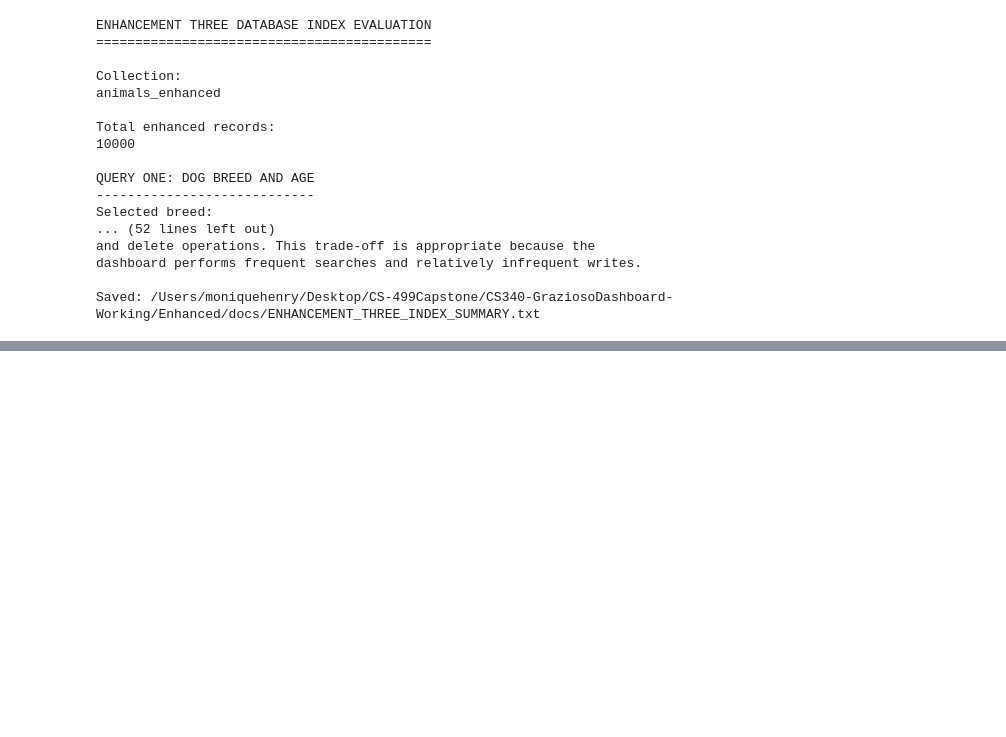
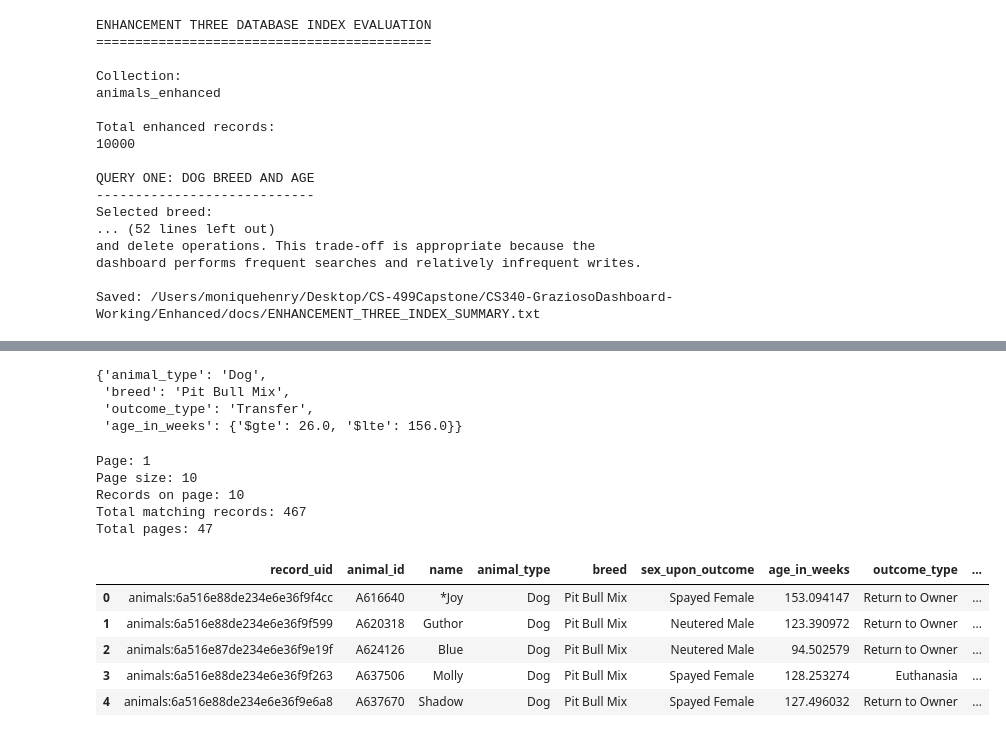
Before and after one commit to MoniqueHenry7/CS499-GraziosoDashboard-Enhanced, a Jupyter notebook: EnhancementThree-DatabaseDevelopment.ipynb, the cells around one changed output, grey strips where cells are left out. Saved outputs shown, nothing was run; the diff lists cells and outputs as text; code cells hidden in the pictures; blank space fills up the shorter version.

```diff
--- a/EnhancementThree-DatabaseDevelopment.ipynb
+++ b/EnhancementThree-DatabaseDevelopment.ipynb
@@ -1985,0 +2020,76 @@ Saved: /Users/moniquehenry/Desktop/CS-499Capstone/CS340-GraziosoDashboard-Workin
+# %%
+controlled_query = (
+    enhanced_shelter.build_animal_query(
+        animal_type="Dog",
+        breed="Pit Bull Mix",
+        outcome_type="Transfer",
+        age_range=(
+            26,
+            156,
+        ),
+    )
+)
+
+controlled_query
+# %% [output]
+{'animal_type': 'Dog',
+ 'breed': 'Pit Bull Mix',
+ 'outcome_type': 'Transfer',
+ 'age_in_weeks': {'$gte': 26.0, '$lte': 156.0}}
+# %%
+page_one = (
+    enhanced_shelter.find_animals_page(
+        animal_type="Dog",
+        breed=selected_test_breed,
+        age_range=(
+            26,
+            156,
+        ),
+        page=1,
+        page_size=10,
+        sort_field="animal_id",
+    )
+)
+
+print(
+    "Page:",
+    page_one["page"],
+)
+
+print(
+    "Page size:",
+    page_one["page_size"],
+)
+
+print(
+    "Records on page:",
+    len(
+        page_one["records"]
+    ),
+)
+
+print(
+    "Total matching records:",
+    page_one["total_records"],
+)
+
+print(
+    "Total pages:",
+    page_one["total_pages"],
+)
+
+pd.DataFrame(
+    page_one["records"]
+).head()
+# %% [output]
+Page: 1
+Page size: 10
+Records on page: 10
+Total matching records: 467
+Total pages: 47
+|  | record_uid | animal_id | name | animal_type | breed | sex_upon_outcome | age_in_weeks | outcome_type | ... |
+| 0 | animals:6a516e88de234e6e36f9f4cc | A616640 | *Joy | Dog | Pit Bull Mix | Spayed Female | 153.094147 | Return to Owner | ... |
+| 1 | animals:6a516e88de234e6e36f9f599 | A620318 | Guthor | Dog | Pit Bull Mix | Neutered Male | 123.390972 | Return to Owner | ... |
+| 2 | animals:6a516e87de234e6e36f9e19f | A624126 | Blue | Dog | Pit Bull Mix | Neutered Male | 94.502579 | Return to Owner | ... |
+| 3 | animals:6a516e88de234e6e36f9f263 | A637506 | Molly | Dog | Pit Bull Mix | Spayed Female | 128.253274 | Euthanasia | ... |
+| 4 | animals:6a516e88de234e6e36f9e6a8 | A637670 | Shadow | Dog | Pit Bull Mix | Spayed Female | 127.496032 | Return to Owner | ... |
```
Also changed, not shown: parts of 9 cells of this notebook, 3 other files.
